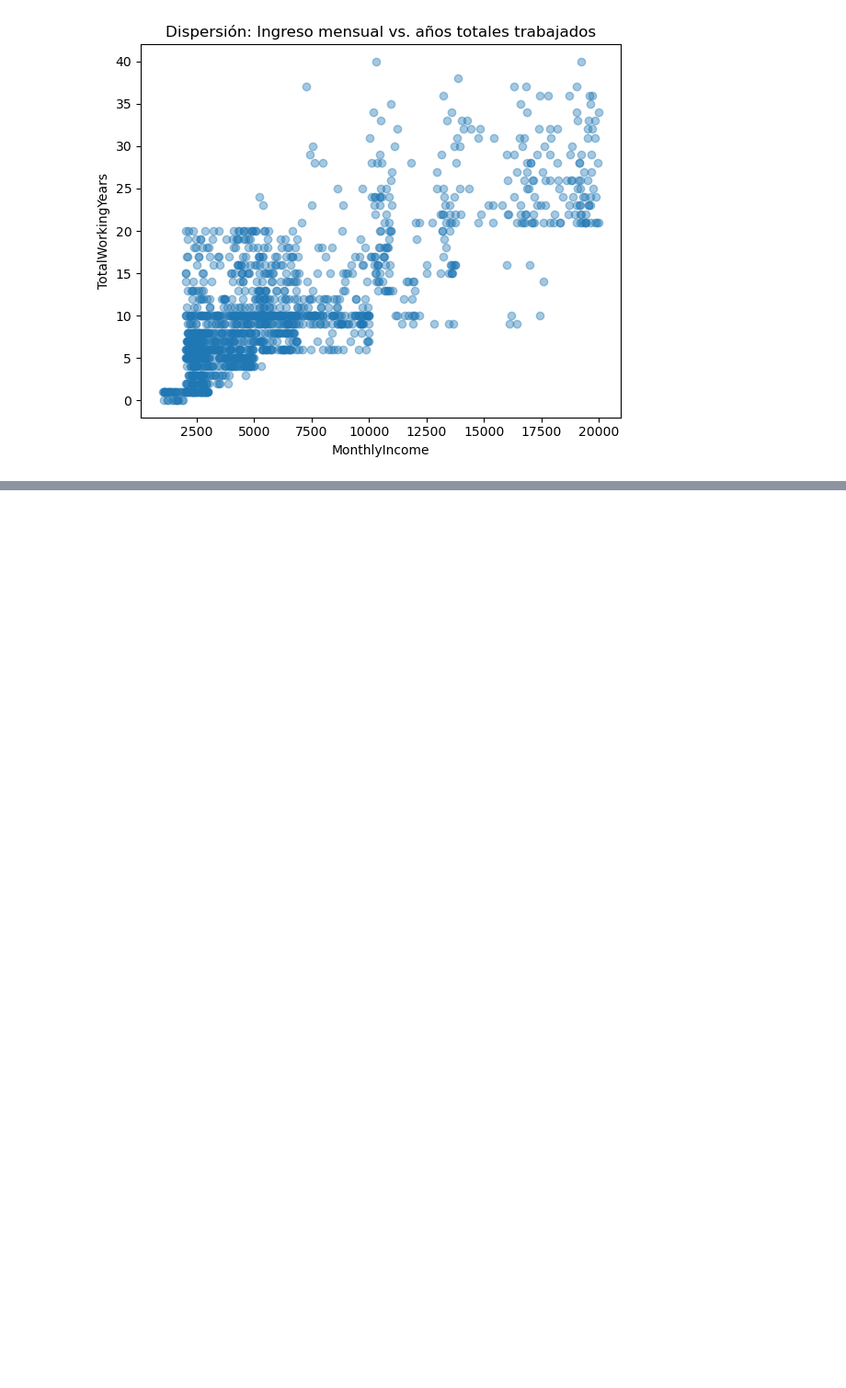
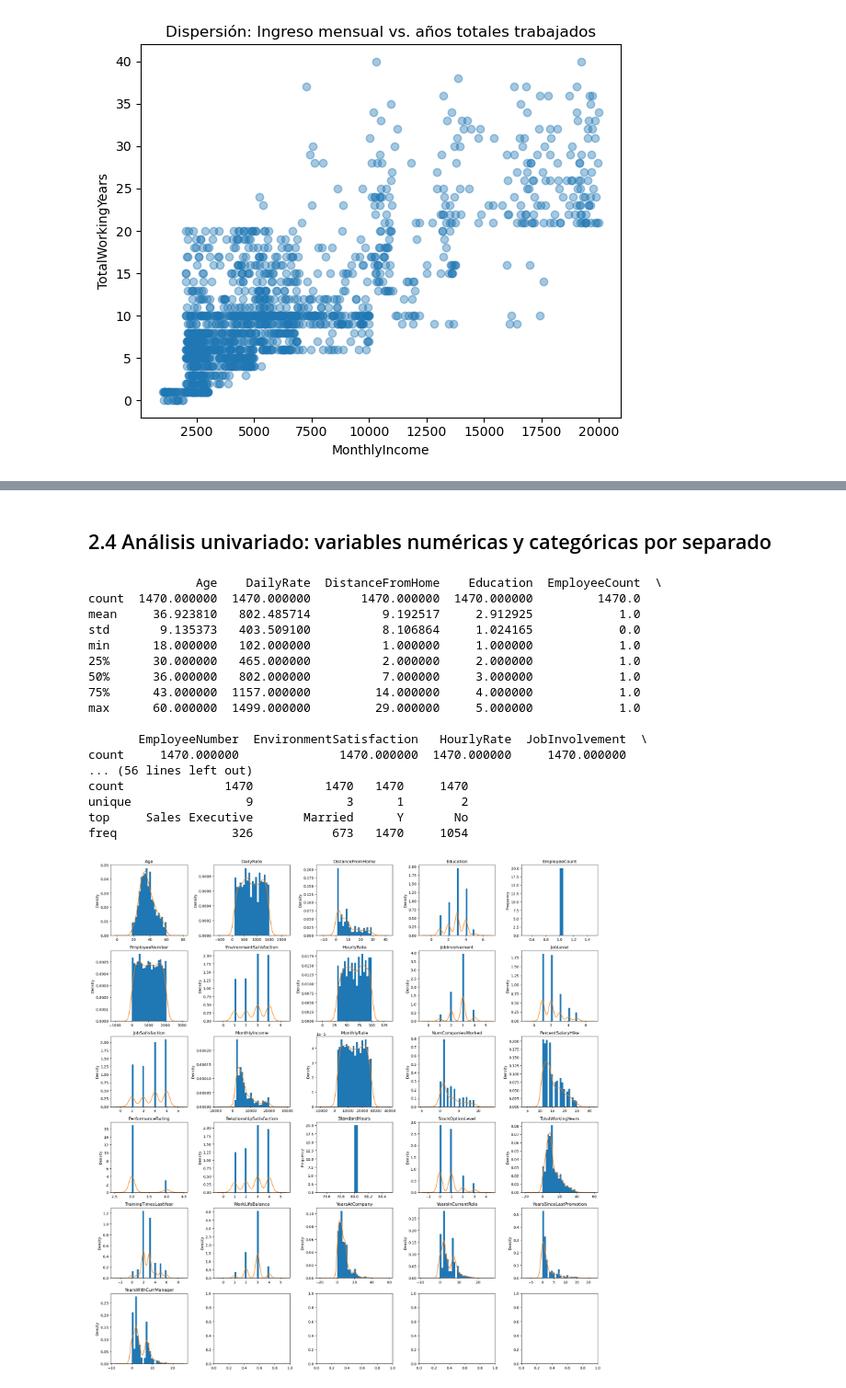
Before and after one commit to TiagoV69/analisis-datos-evento2-grupo7, a Jupyter notebook: 02_eda/02_eda_hr.ipynb, the cells around one changed output, grey strips where cells are left out. Shown at 92% size. Saved outputs shown, nothing was run; the diff lists cells and outputs as text; code cells hidden in the pictures; blank space fills up the shorter version.

```diff
--- a/02_eda/02_eda_hr.ipynb
+++ b/02_eda/02_eda_hr.ipynb
@@ -135,0 +206,51 @@ plt.show()
+# %% [markdown]
+## 2.4 Análisis univariado: variables numéricas y categóricas por separado
+# %%
+# Análisis univariado
+
+# Nuevamente vemos estadísticos descriptivos, pero ahora de manera más formal y organizada.
+print(df_hr.describe())                  # variables numéricas
+print(df_hr.describe(include="object"))  # variables categóricas
+
+# Variables numéricas: histograma + densidad
+columnas_numericas = df_hr.select_dtypes(include=np.number).columns
+fig, axes = plt.subplots(nrows=6, ncols=5, figsize=(20, 20))
+axes = axes.flatten()
+
+for ax, col in zip(axes, columnas_numericas):
+    df_hr[col].plot(kind="hist", bins=20, density=True, ax=ax, title=col)
+    if df_hr[col].std() > 0:
+        df_hr[col].plot(kind="kde", ax=ax)
+
+plt.tight_layout()
+plt.show()
+
+# Variables categóricas: gráfico de barras.
+columnas_categoricas = df_hr.select_dtypes(include="object").columns
+fig, axes = plt.subplots(nrows=3, ncols=3, figsize=(15, 12))
+axes = axes.flatten()
+
+for ax, col in zip(axes, columnas_categoricas):
+    df_hr[col].value_counts().plot(kind="bar", ax=ax, title=col)
+
+plt.tight_layout()
+plt.show()
+# %% [output]
+               Age    DailyRate  DistanceFromHome    Education  EmployeeCount  \
+count  1470.000000  1470.000000       1470.000000  1470.000000         1470.0
+mean     36.923810   802.485714          9.192517     2.912925            1.0
+std       9.135373   403.509100          8.106864     1.024165            0.0
+min      18.000000   102.000000          1.000000     1.000000            1.0
+25%      30.000000   465.000000          2.000000     2.000000            1.0
+50%      36.000000   802.000000          7.000000     3.000000            1.0
+75%      43.000000  1157.000000         14.000000     4.000000            1.0
+max      60.000000  1499.000000         29.000000     5.000000            1.0
+
+       EmployeeNumber  EnvironmentSatisfaction   HourlyRate  JobInvolvement  \
+count     1470.000000              1470.000000  1470.000000     1470.000000
+... (56 lines left out)
+count              1470          1470   1470     1470
+unique                9             3      1        2
+top     Sales Executive       Married      Y       No
+freq                326           673   1470     1054
+[figure, added]
```
Also changed, not shown: parts of 6 cells of this notebook, 3 other files.
